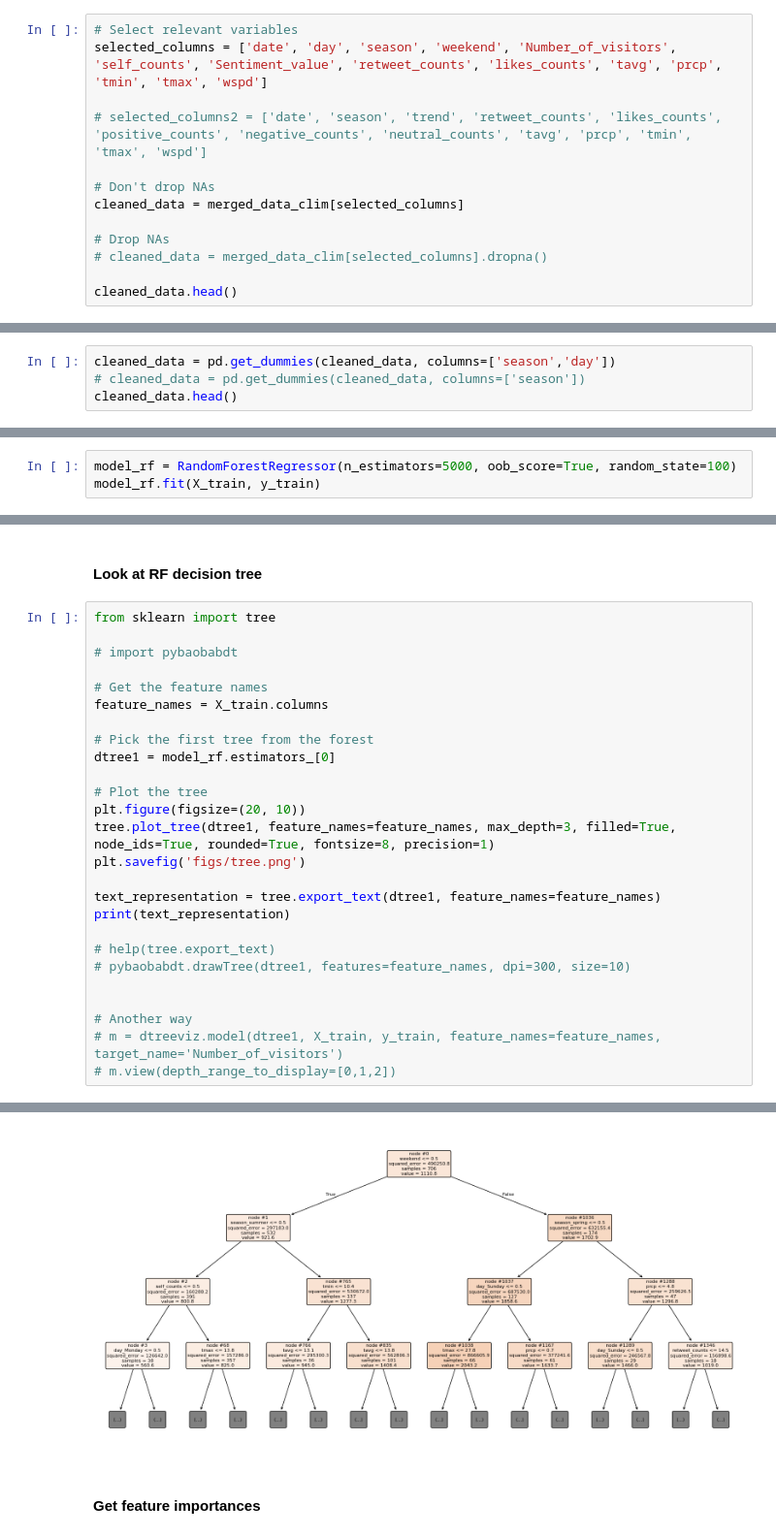
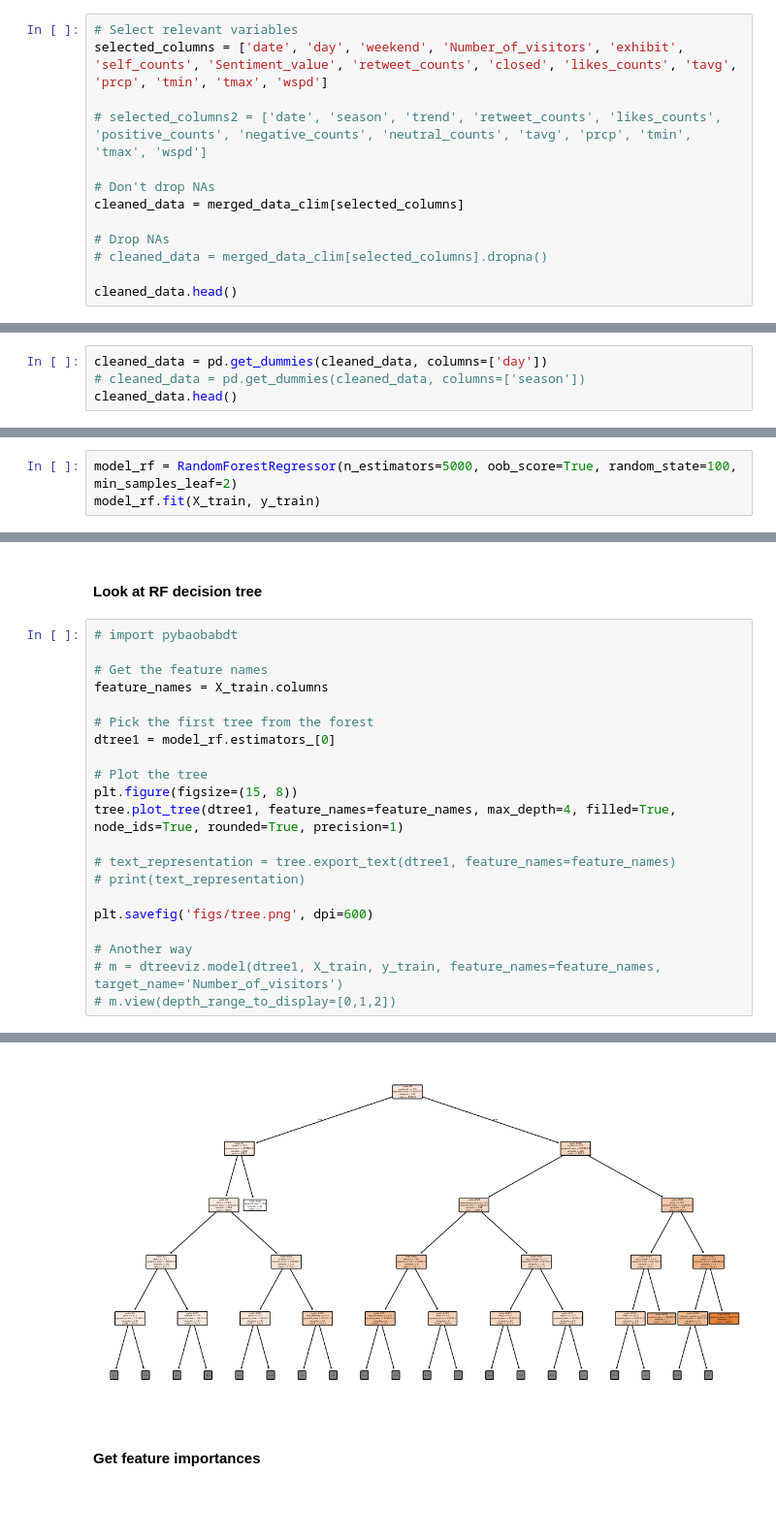
Before and after one commit to celiason/museum-visitor-model, a Jupyter notebook: sentiment.ipynb, the cells around one changed output, grey strips where cells are left out. Shown at 97% size. Saved outputs shown, nothing was run; the diff lists cells and outputs as text; blank space fills up the shorter version.

```diff
--- a/sentiment.ipynb
+++ b/sentiment.ipynb
@@ -860,7 +872,7 @@ Index(['Date', 'Museum', 'Kpi', 'Number_of_visitors', 'Comments',
 ### Clean the data set
 # %%
 # Select relevant variables
-selected_columns = ['date', 'day', 'season', 'weekend', 'Number_of_visitors', 'self_counts', 'Sentiment_value', 'retweet_counts', 'likes_counts', 'tavg', 'prcp', 'tmin', 'tmax', 'wspd']
+selected_columns = ['date', 'day', 'weekend', 'Number_of_visitors', 'exhibit', 'self_counts', 'Sentiment_value', 'retweet_counts', 'closed', 'likes_counts', 'tavg', 'prcp', 'tmin', 'tmax', 'wspd']
 
 # selected_columns2 = ['date', 'season', 'trend', 'retweet_counts', 'likes_counts', 'positive_counts', 'negative_counts', 'neutral_counts', 'tavg', 'prcp', 'tmin', 'tmax', 'wspd']
 
@@ -881,5 +893,5 @@ cleaned_data.head()
 # %%
-cleaned_data = pd.get_dummies(cleaned_data, columns=['season','day'])
+cleaned_data = pd.get_dummies(cleaned_data, columns=['day'])
 # cleaned_data = pd.get_dummies(cleaned_data, columns=['season'])
 cleaned_data.head()
 # %% [output]
@@ -977,4 +981,4 @@ rand_search.fit(X_train, y_train)
 # %%
-model_rf = RandomForestRegressor(n_estimators=5000, oob_score=True, random_state=100)
+model_rf = RandomForestRegressor(n_estimators=5000, oob_score=True, random_state=100, min_samples_leaf=2)
 model_rf.fit(X_train, y_train)
 # %% [output]
@@ -1070,8 +1081,6 @@ dtype: int64
 # %% [markdown]
 #### Look at RF decision tree
 # %%
-from sklearn import tree
-
 # import pybaobabdt
 
 # Get the feature names
@@ -1081,16 +1090,13 @@ feature_names = X_train.columns
 dtree1 = model_rf.estimators_[0]
 
 # Plot the tree
-plt.figure(figsize=(20, 10))
-tree.plot_tree(dtree1, feature_names=feature_names, max_depth=3, filled=True, node_ids=True, rounded=True, fontsize=8, precision=1)
-plt.savefig('figs/tree.png')
+plt.figure(figsize=(15, 8))
+tree.plot_tree(dtree1, feature_names=feature_names, max_depth=4, filled=True, node_ids=True, rounded=True, precision=1)
 
-text_representation = tree.export_text(dtree1, feature_names=feature_names)
-print(text_representation)
+# text_representation = tree.export_text(dtree1, feature_names=feature_names)
+# print(text_representation)
 
-# help(tree.export_text)
-# pybaobabdt.drawTree(dtree1, features=feature_names, dpi=300, size=10)
-
+plt.savefig('figs/tree.png', dpi=600)
 
 # Another way
 # m = dtreeviz.model(dtree1, X_train, y_train, feature_names=feature_names, target_name='Number_of_visitors')
@@ -1116,4 +1105,4 @@ print(text_representation)
-[figure, old version]
+[figure, new version]
 # %% [markdown]
 #### Get feature importances
 # %%
```
Also changed, not shown: parts of 21 cells of this notebook, 1 other file.
